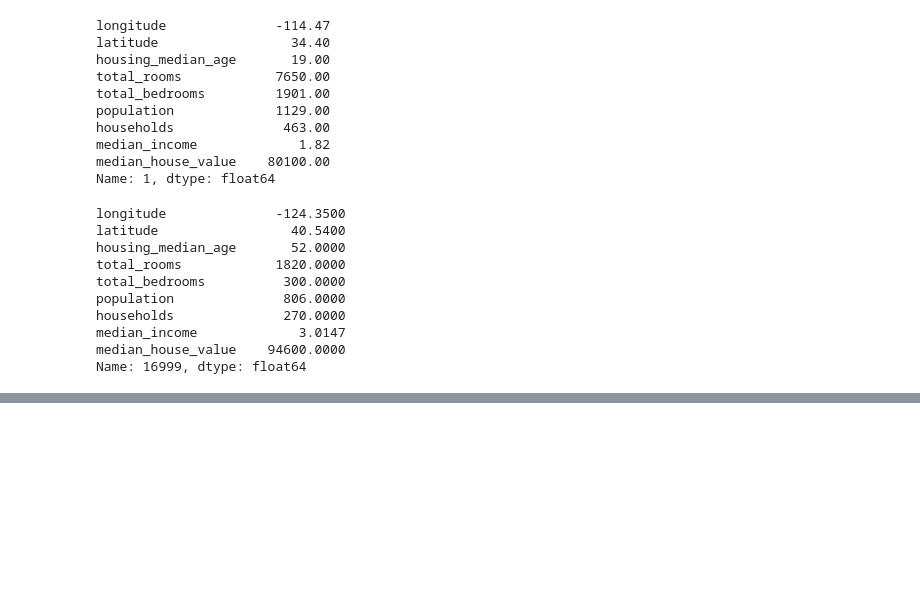
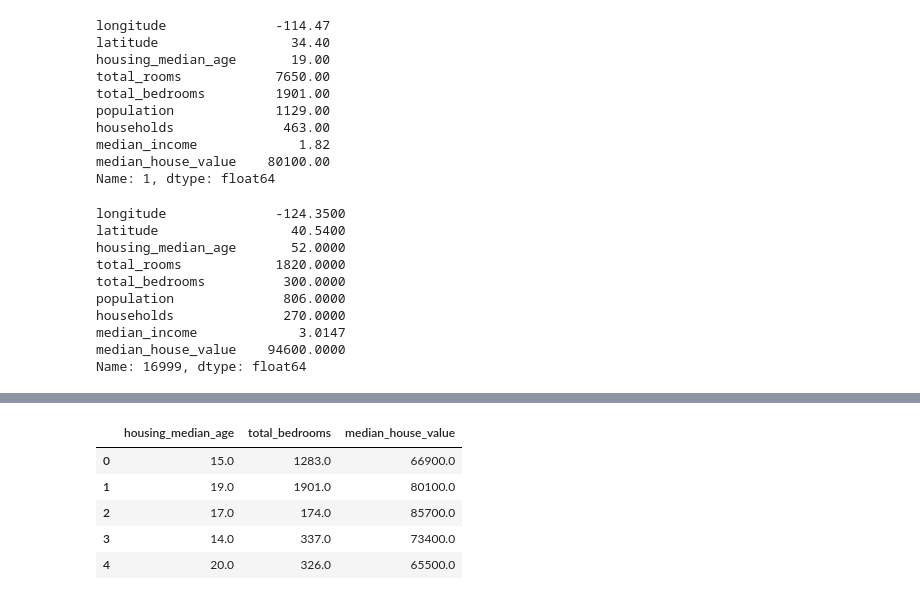
Before and after one commit to eduardagoulart/pandas_study, a Jupyter notebook: datas.ipynb, the cells around one changed output, grey strips where cells are left out. Saved outputs shown, nothing was run; the diff lists cells and outputs as text; code cells hidden in the pictures; blank space fills up the shorter version.

Commit message:
filtering columns with loc and iloc

```diff
--- a/datas.ipynb
+++ b/datas.ipynb
@@ -241,0 +257,13 @@ Name: 16999, dtype: float64
+# %%
+iloc_subset = df.iloc[:, [2, 4, -1]]
+# using iloc, we can pass the columns number
+# in this case, we create a new df with all the rows for columns: 2, 4 and the
+# last one
+iloc_subset.head()
+# %% [output]
+|  | housing_median_age | total_bedrooms | median_house_value |
+| 0 | 15.0 | 1283.0 | 66900.0 |
+| 1 | 19.0 | 1901.0 | 80100.0 |
+| 2 | 17.0 | 174.0 | 85700.0 |
+| 3 | 14.0 | 337.0 | 73400.0 |
+| 4 | 20.0 | 326.0 | 65500.0 |
```
Also changed, not shown: parts of 2 cells of this notebook.
